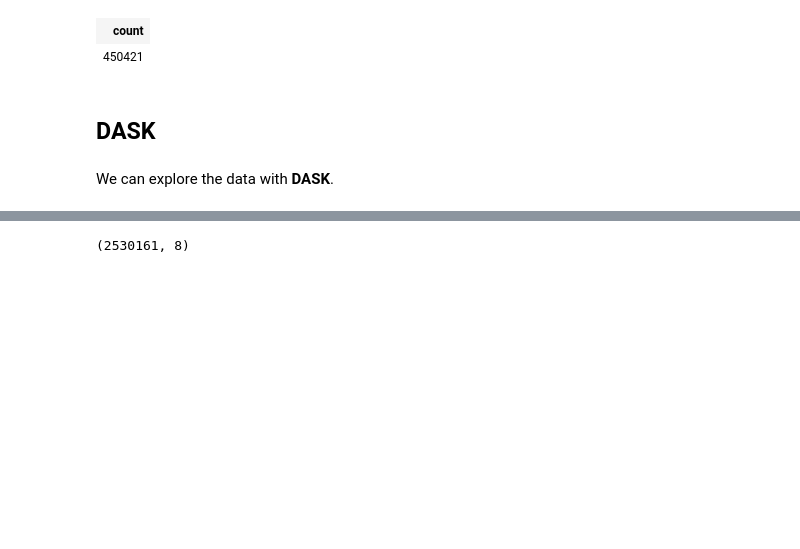
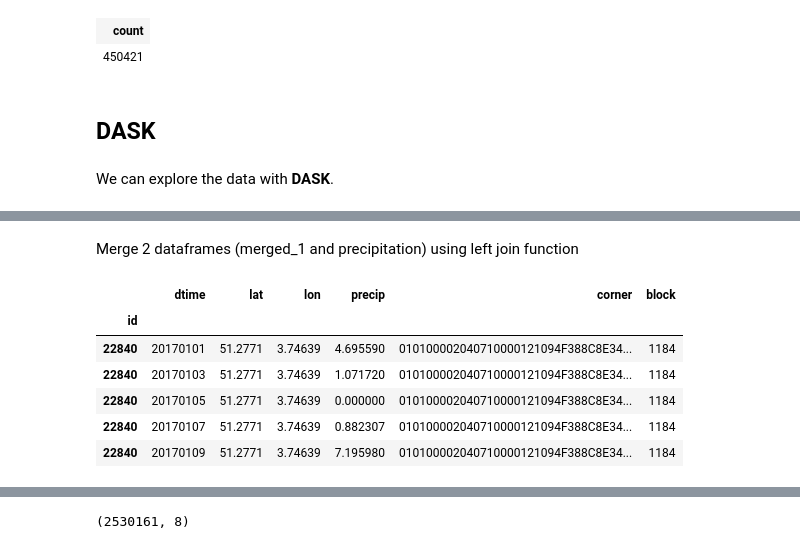
Before and after one commit to 3enedix/BGP_2021_B, a Jupyter notebook: expl_data_problems.ipynb, the cells around one changed output, grey strips where cells are left out. Drawn from its saved outputs; the diff is of its cells as text; code cells hidden in the pictures; blank space fills up the shorter version.

```diff
--- a/expl_data_problems.ipynb
+++ b/expl_data_problems.ipynb
@@ -221,0 +245,13 @@ Dask Name: from-delayed, 4 tasks
+# %% [markdown]
+Merge 2 dataframes (merged_1 and precipitation) using left join function
+# %%
+df_precipitation = dd.read_sql_table('precipitation', 'postgresql://s2495929:_s2495929_@gip.itc.utwente.nl:5434/c211', index_col='id')
+df_precipitation.head()
+# %% [output]
+|  | dtime | lat | lon | precip | corner | block |
+| id |  |  |  |  |  |  |
+| 22840 | 20170101 | 51.2771 | 3.74639 | 4.695590 | 010100002040710000121094F388C8E34... | 1184 |
+| 22840 | 20170103 | 51.2771 | 3.74639 | 1.071720 | 010100002040710000121094F388C8E34... | 1184 |
+| 22840 | 20170105 | 51.2771 | 3.74639 | 0.000000 | 010100002040710000121094F388C8E34... | 1184 |
+| 22840 | 20170107 | 51.2771 | 3.74639 | 0.882307 | 010100002040710000121094F388C8E34... | 1184 |
+| 22840 | 20170109 | 51.2771 | 3.74639 | 7.195980 | 010100002040710000121094F388C8E34... | 1184 |
```
Also changed, not shown: parts of 21 cells of this notebook.
